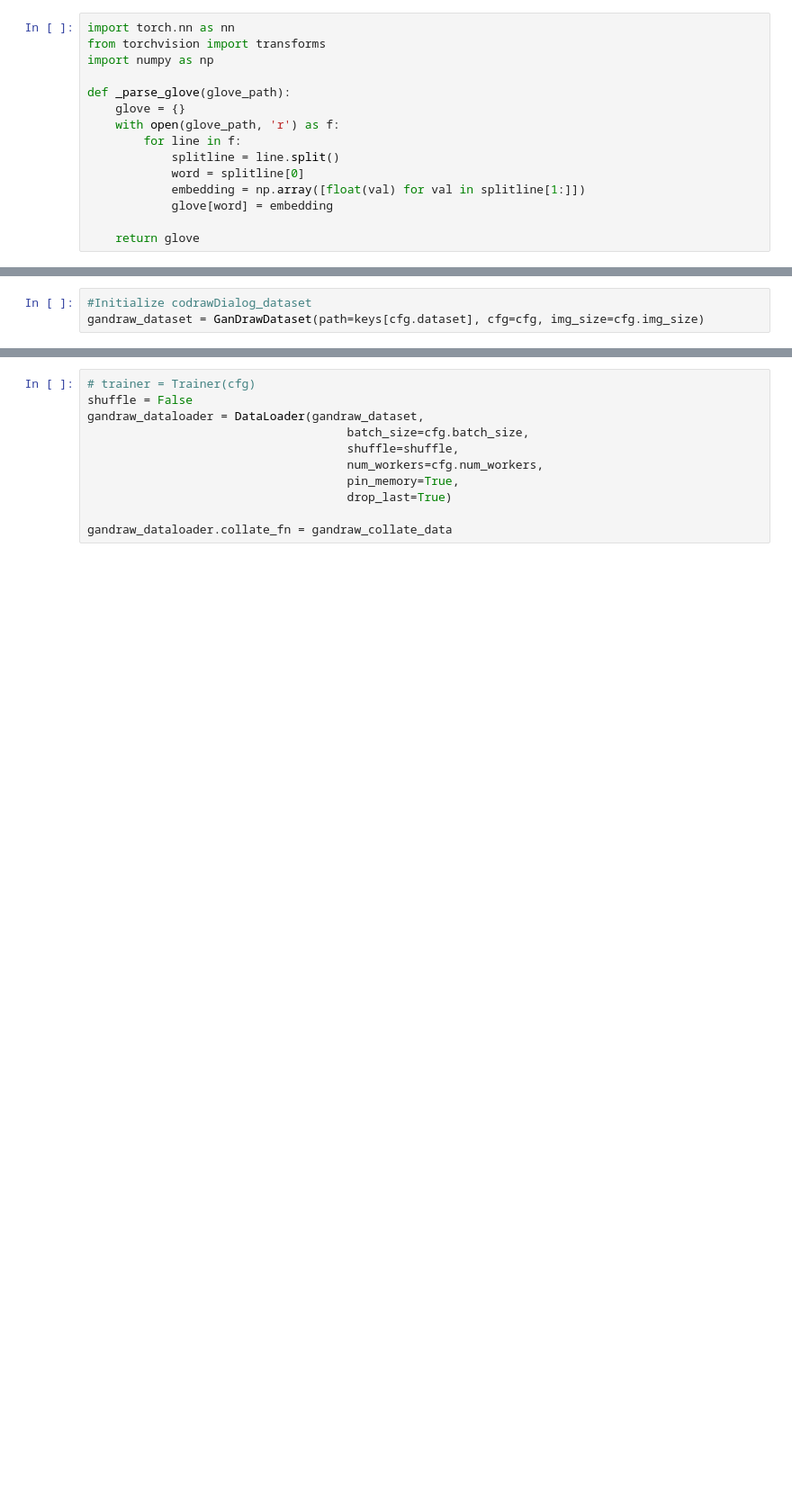
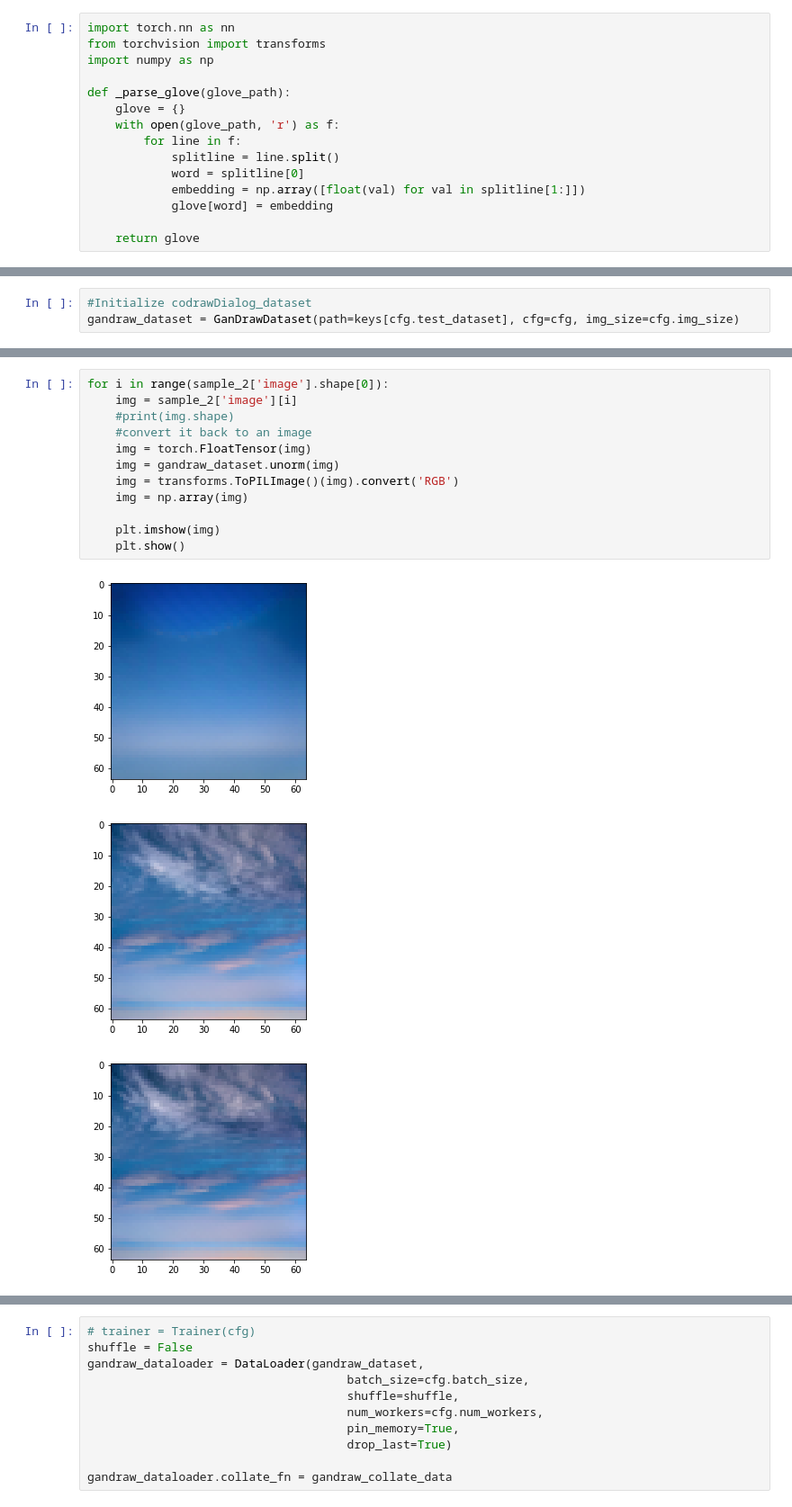
Before and after one commit to zmykevin/GanDraw, a Jupyter notebook: GeNeVA/test_code.ipynb, the cells around one changed output, grey strips where cells are left out. Shown at 90% size. Saved outputs shown, nothing was run; the diff lists cells and outputs as text; blank space fills up the shorter version.

Commit message:
update the gandraw new dataset

```diff
--- a/GeNeVA/test_code.ipynb
+++ b/GeNeVA/test_code.ipynb
@@ -288,7 +291,7 @@ class GanDrawDataset(nn.Module):
         np.random.shuffle(self.blocks_keys)
 # %%
 #Initialize codrawDialog_dataset
-gandraw_dataset = GanDrawDataset(path=keys[cfg.dataset], cfg=cfg, img_size=cfg.img_size)
+gandraw_dataset = GanDrawDataset(path=keys[cfg.test_dataset], cfg=cfg, img_size=cfg.img_size)
 # %%
 # a = gandraw_dataset[2]
 # for key, item in a.items():
@@ -323,0 +339,16 @@ print(sample_2['image'].shape)
+# %%
+for i in range(sample_2['image'].shape[0]):
+    img = sample_2['image'][i]
+    #print(img.shape)
+    #convert it back to an image
+    img = torch.FloatTensor(img)
+    img = gandraw_dataset.unorm(img)
+    img = transforms.ToPILImage()(img).convert('RGB')
+    img = np.array(img)
+
+    plt.imshow(img)
+    plt.show()
+# %% [output]
+[figure, added]
+[figure, added]
+[figure, added]
```
Also changed, not shown: parts of 7 cells of this notebook, 6 other files.
